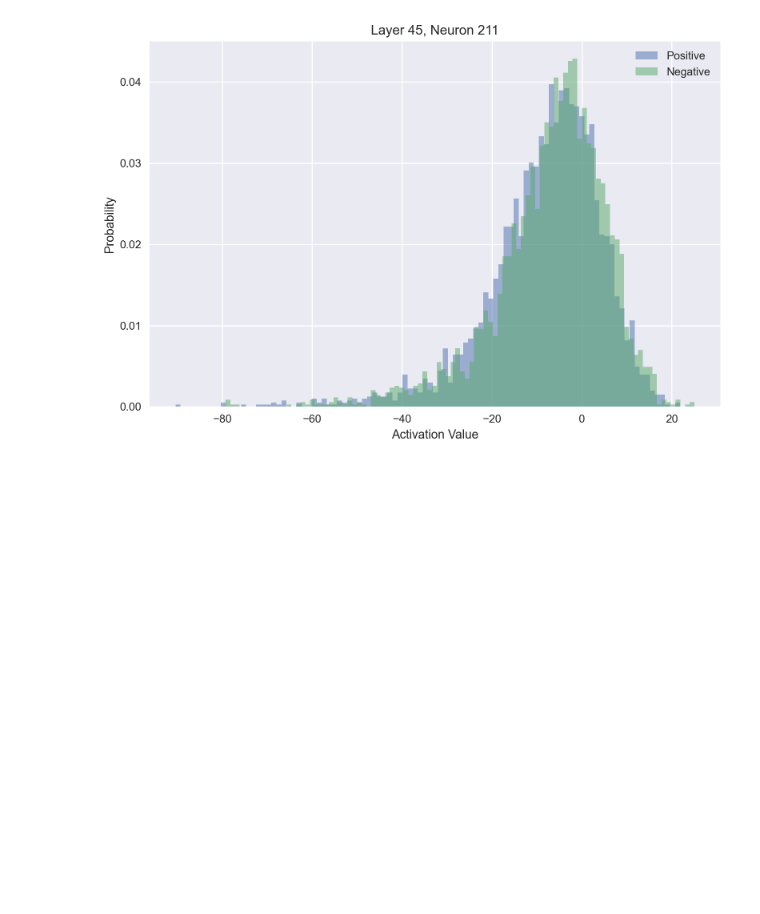
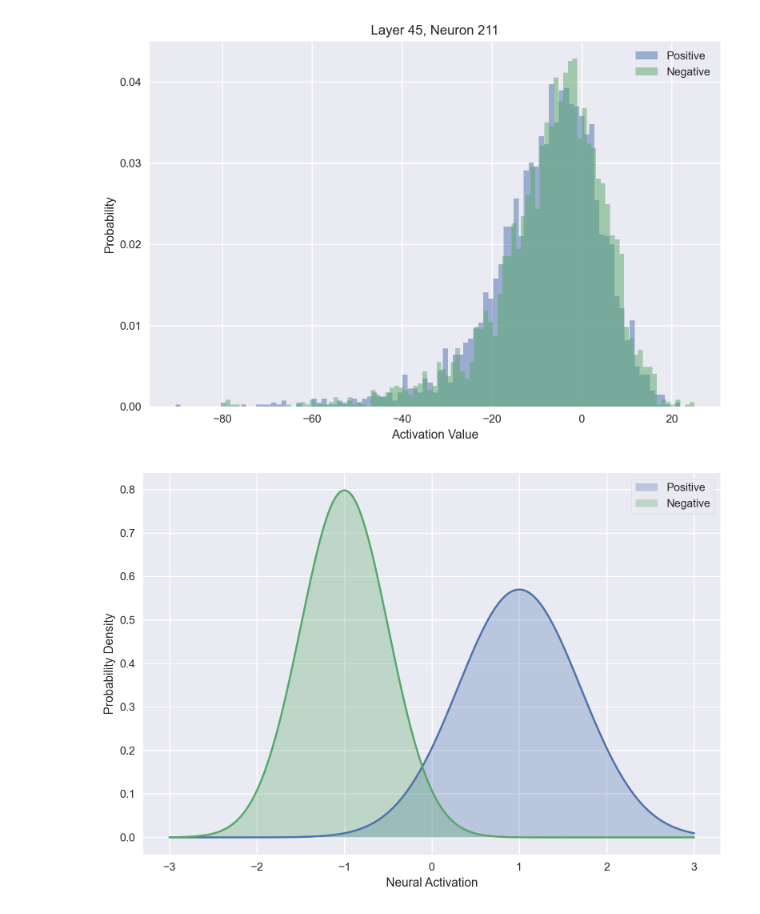
Before and after one commit to BYU-PCCL/partisanbrain, a Jupyter notebook: partisanbrain/emotions/debug.ipynb, the cells around one changed output. Cells and saved outputs as stored; diff of their text form; code cells hidden in the pictures; blank space fills up the shorter version.

```diff
--- a/partisanbrain/emotions/debug.ipynb
+++ b/partisanbrain/emotions/debug.ipynb
@@ -81,0 +84,19 @@ plt.show()
+# %%
+x_vals = np.linspace(-3, 3, 1000)
+y_vals = stats.norm.pdf(x_vals, loc=-1, scale=0.5)
+z_vals = stats.norm.pdf(x_vals, loc=1, scale=0.7)
+
+plt.plot(x_vals, z_vals, label="Positive")
+plt.fill_between(x_vals, z_vals, alpha=0.3)
+
+plt.plot(x_vals, y_vals, label="Negative")
+plt.fill_between(x_vals, y_vals, alpha=0.3)
+
+plt.xlabel("Neural Activation")
+plt.ylabel("Probability Density")
+
+plt.legend(frameon=True)
+plt.tight_layout()
+plt.show()
+# %% [output]
+[figure, added]
```
Also changed, not shown: parts of 2 cells of this notebook, 5 other files.
